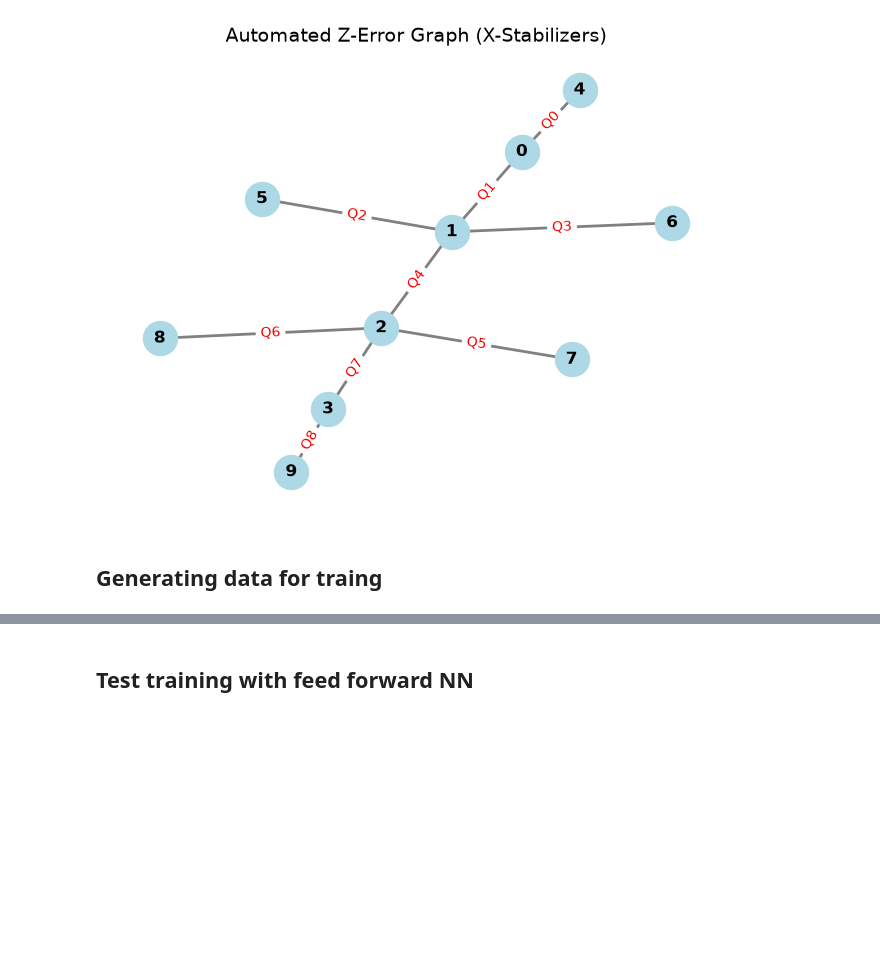
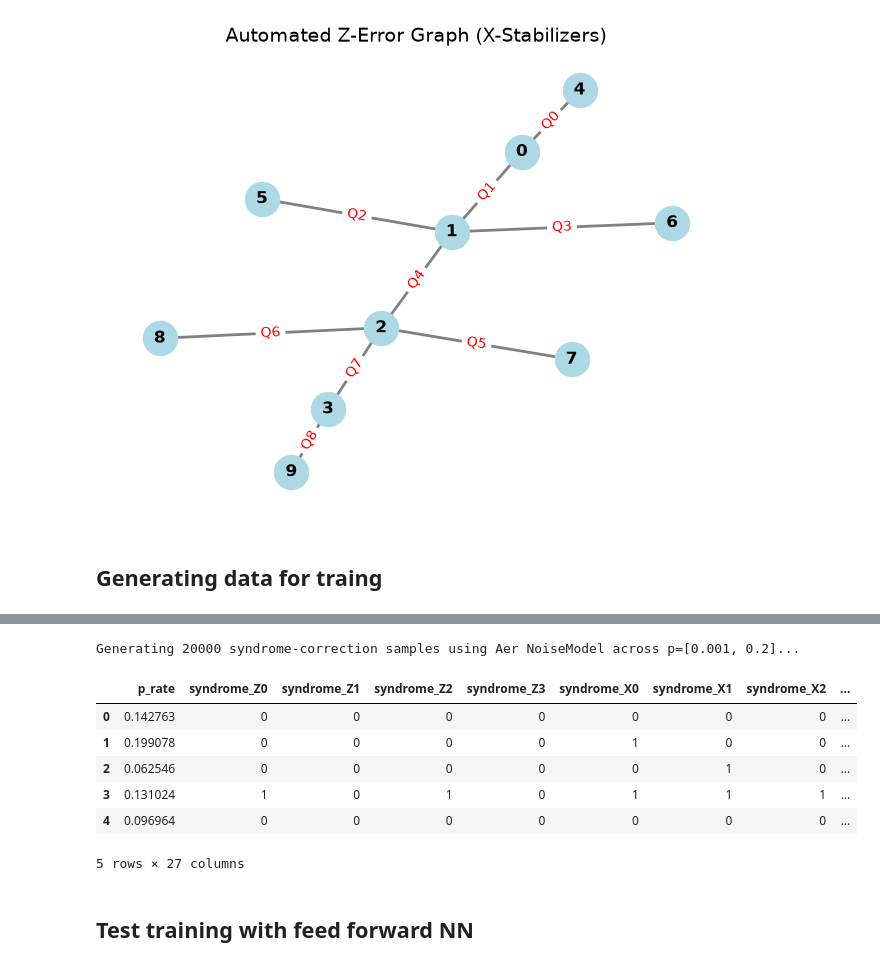
Before and after one commit to Abduniyaz924/Quantum-projects, a Jupyter notebook: surface_code/MWPM_ML.ipynb, the cells around one changed output, grey strips where cells are left out. Drawn from its saved outputs; the diff is of its cells as text; code cells hidden in the pictures; blank space fills up the shorter version.

Commit message:
Stocastic data

```diff
--- a/surface_code/MWPM_ML.ipynb
+++ b/surface_code/MWPM_ML.ipynb
@@ -279,3 +247,82 @@ Dataset generation complete! Preview of features and labels:
+# %%
+import numpy as np
+import pandas as pd
+from tqdm import tqdm
+from qiskit_aer.noise import NoiseModel, depolarizing_error
+from qiskit_aer import AerSimulator
+
+def generate_ml_dataset_variable_p_aer(num_samples, min_p=0.001, max_p=0.20):
+    """
+    Generates a machine learning training dataset using the exact same Qiskit Aer
+    Stochastic Noise Model infrastructure as the plotting loop to prevent distribution shift.
+    """
+    dataset_rows = []
+
+    print(f"Generating {num_samples} syndrome-correction samples using Aer NoiseModel across p=[{min_p}, {max_p}]...")
+    for _ in tqdm(range(num_samples)):
+        # 0. Dynamically pick a random physical error rate for THIS specific sample
+        current_p = np.random.uniform(min_p, max_p)
+
+        # 1. Build the explicit Qiskit Aer Noise Model attached to identity gates
+        noise_model = NoiseModel()
+        if current_p > 0:
+            error_channel = depolarizing_error(current_p, 1)
+            noise_model.add_all_qubit_quantum_error(error_channel, ["id"])
+
+        # 2. Compile circuit and execute with the integrated NoiseModel
+        qc = create_two_round_stochastic_circuit()
+        simulator = AerSimulator(noise_model=noise_model)
+        counts = simulator.run(qc, shots=1).result().get_counts()
+
+        # Extract the actual string key, strip out any spaces Qiskit injects, and reverse it
+        raw_key = list(counts.keys())[0]
+        clean_key = raw_key.replace(" ", "")
+        bitstring = clean_key[::-1]
+
+        # 3. Safely slice out the individual measurement components
+        round1_z = [int(b) for b in bitstring[0:4]]
+        round1_x = [int(b) for b in bitstring[4:8]]
+        round2_z = [int(b) for b in bitstring[8:12]]
+        round2_x = [int(b) for b in bitstring[12:16]]
+
+        # 4. Compute Delta Syndromes via Modulo-2 Addition (XOR)
+        delta_z = [r1 ^ r2 for r1, r2 in zip(round1_z, round2_z)]
+        delta_x = [r1 ^ r2 for r1, r2 in zip(round1_x, round2_x)]
+
+        # 5. Generate Ground Truth corrections via PyMatching
+        raw_x_corrections = matching_z.decode(np.array(delta_z, dtype=np.uint8))
+        raw_z_corrections = matching_x.decode(np.array(delta_x, dtype=np.uint8))
+
+        # 6. Pack everything into a row dictionary
+        row = {}
+
+        # Meta-feature: Track the error rate used for this row
+        row["p_rate"] = current_p
+
+        # Features (Syndromes)
+        for i, val in enumerate(delta_z): row[f"syndrome_Z{i}"] = val
+        for i, val in enumerate(delta_x): row[f"syndrome_X{i}"] = val
+
+        # Labels (Corrections)
+        for i, val in enumerate(raw_x_corrections): row[f"correct_X_q{i}"] = val
+        for i, val in enumerate(raw_z_corrections): row[f"correct_Z_q{i}"] = val
+
+        dataset_rows.append(row)
+
+    return pd.DataFrame(dataset_rows)
+
+# Generate the robust, aligned dataset
+df_training = generate_ml_dataset_variable_p_aer(num_samples=20000, min_p=0.001, max_p=0.20)
+df_training.head()
+# %% [output]
+Generating 20000 syndrome-correction samples using Aer NoiseModel across p=[0.001, 0.2]...
+|  | p_rate | syndrome_Z0 | syndrome_Z1 | syndrome_Z2 | syndrome_Z3 | syndrome_X0 | syndrome_X1 | syndrome_X2 | ... |
+| 0 | 0.142763 | 0 | 0 | 0 | 0 | 0 | 0 | 0 | ... |
+| 1 | 0.199078 | 0 | 0 | 0 | 0 | 1 | 0 | 0 | ... |
+| 2 | 0.062546 | 0 | 0 | 0 | 0 | 0 | 1 | 0 | ... |
+| 3 | 0.131024 | 1 | 0 | 1 | 0 | 1 | 1 | 1 | ... |
+| 4 | 0.096964 | 0 | 0 | 0 | 0 | 0 | 0 | 0 | ... |
+5 rows × 27 columns
 # %% [markdown]
 ## Test training with feed forward NN
 # %%
```
Also changed, not shown: parts of 10 cells of this notebook.
